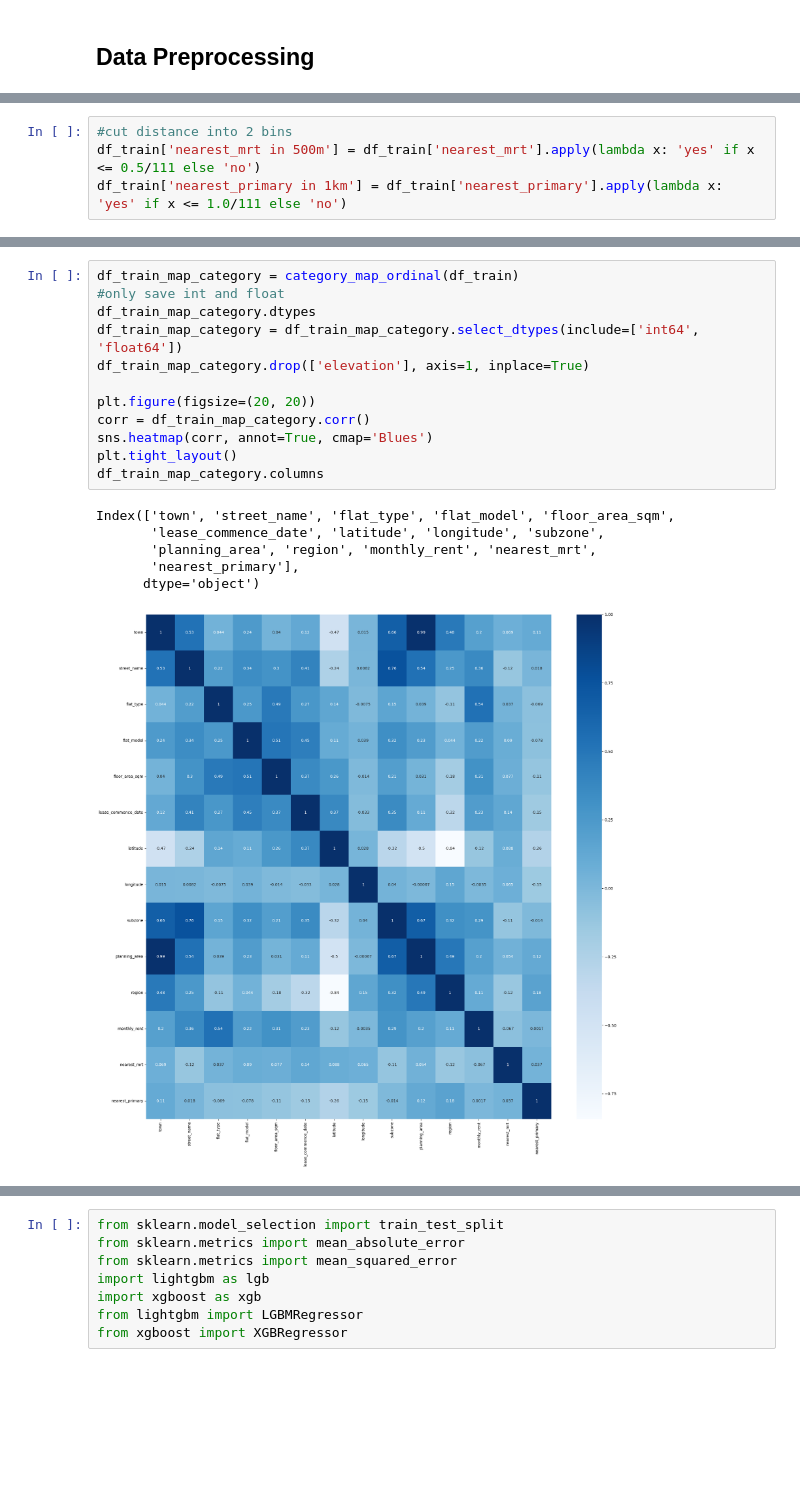
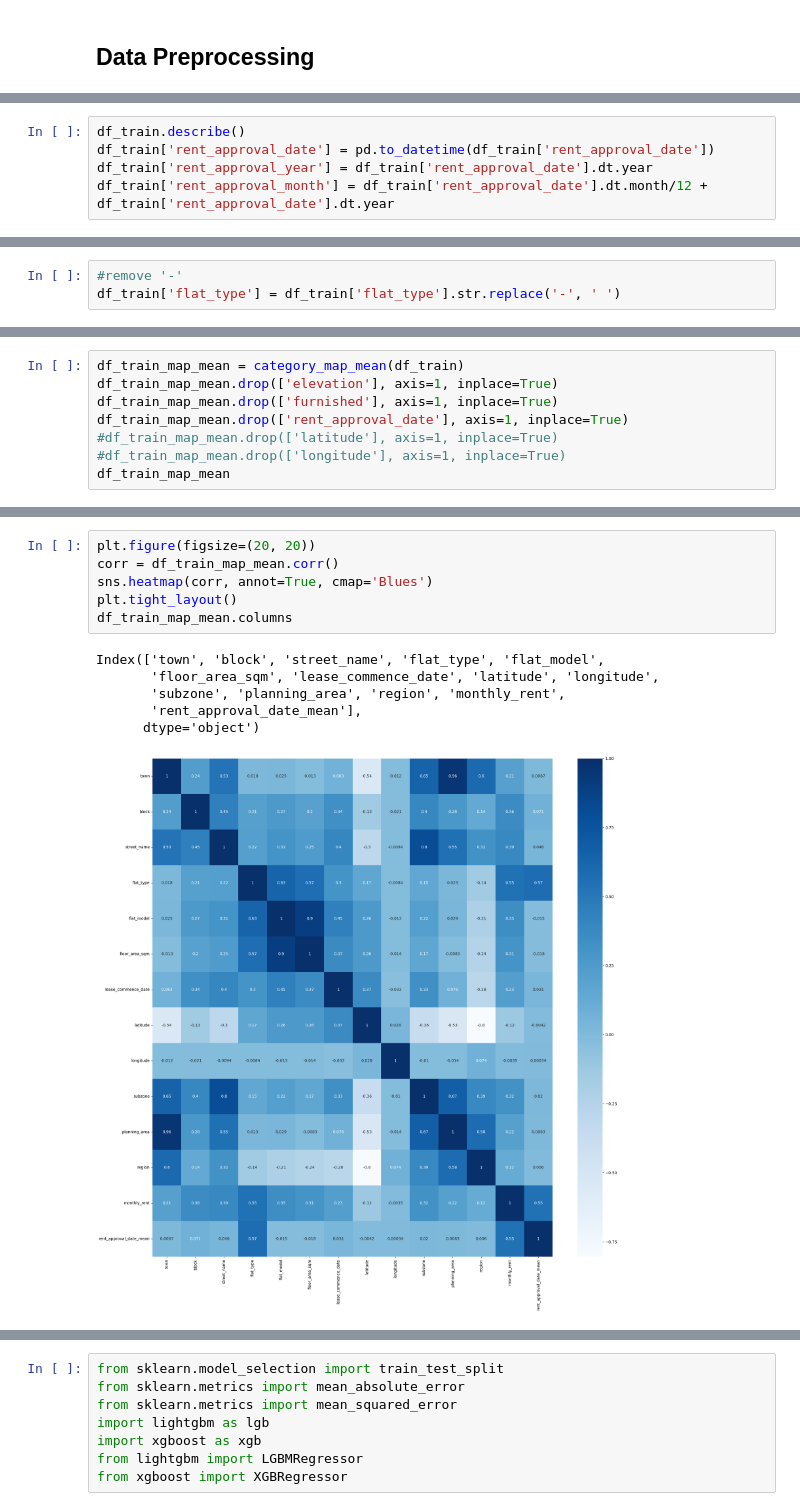
Before and after one commit to Concyclics/NUS-CS5228-project, a Jupyter notebook: final_project.ipynb, the cells around one changed output, grey strips where cells are left out. Drawn from its saved outputs; the diff is of its cells as text; blank space fills up the shorter version.

```diff
--- a/final_project.ipynb
+++ b/final_project.ipynb
@@ -73,2 +63,7 @@ df_train.describe()
+# %%
+df_train.describe()
+df_train['rent_approval_date'] = pd.to_datetime(df_train['rent_approval_date'])
+df_train['rent_approval_year'] = df_train['rent_approval_date'].dt.year
+df_train['rent_approval_month'] = df_train['rent_approval_date'].dt.month/12 + df_train['rent_approval_date'].dt.year
 # %%
 #draw corr heatmap
@@ -86,4 +80,0 @@ sns.pairplot(df_train[['floor_area_sqm', 'lease_commence_date', 'nearest_mrt', '
-# %%
-#cut distance into 2 bins
-df_train['nearest_mrt in 500m'] = df_train['nearest_mrt'].apply(lambda x: 'yes' if x <= 0.5/111 else 'no')
-df_train['nearest_primary in 1km'] = df_train['nearest_primary'].apply(lambda x: 'yes' if x <= 1.0/111 else 'no')
@@ -90 +94,4 @@ df_train['nearest_primary in 1km'] = df_train['nearest_primary'].apply(lambda x:
+# %%
+#remove '-'
+df_train['flat_type'] = df_train['flat_type'].str.replace('-', ' ')
 # %%
@@ -163,3 +164,11 @@ def category_map_ordinal_all(df_origin):
 
 
     return df
+# %%
+df_train_map_mean = category_map_mean(df_train)
+df_train_map_mean.drop(['elevation'], axis=1, inplace=True)
+df_train_map_mean.drop(['furnished'], axis=1, inplace=True)
+df_train_map_mean.drop(['rent_approval_date'], axis=1, inplace=True)
+#df_train_map_mean.drop(['latitude'], axis=1, inplace=True)
+#df_train_map_mean.drop(['longitude'], axis=1, inplace=True)
+df_train_map_mean
@@ -166,19 +189,13 @@ def category_map_ordinal_all(df_origin):
 # %%
-df_train_map_category = category_map_ordinal(df_train)
-#only save int and float
-df_train_map_category.dtypes
-df_train_map_category = df_train_map_category.select_dtypes(include=['int64', 'float64'])
-df_train_map_category.drop(['elevation'], axis=1, inplace=True)
-
 plt.figure(figsize=(20, 20))
-corr = df_train_map_category.corr()
+corr = df_train_map_mean.corr()
 sns.heatmap(corr, annot=True, cmap='Blues')
 plt.tight_layout()
-df_train_map_category.columns
+df_train_map_mean.columns
 # %% [output]
-Index(['town', 'street_name', 'flat_type', 'flat_model', 'floor_area_sqm',
-       'lease_commence_date', 'latitude', 'longitude', 'subzone',
-       'planning_area', 'region', 'monthly_rent', 'nearest_mrt',
-       'nearest_primary'],
+Index(['town', 'block', 'street_name', 'flat_type', 'flat_model',
+       'floor_area_sqm', 'lease_commence_date', 'latitude', 'longitude',
+       'subzone', 'planning_area', 'region', 'monthly_rent',
+       'rent_approval_date_mean'],
       dtype='object')
-[figure, old version]
+[figure, new version]
```
Also changed, not shown: parts of 52 cells of this notebook, 7 other files.
